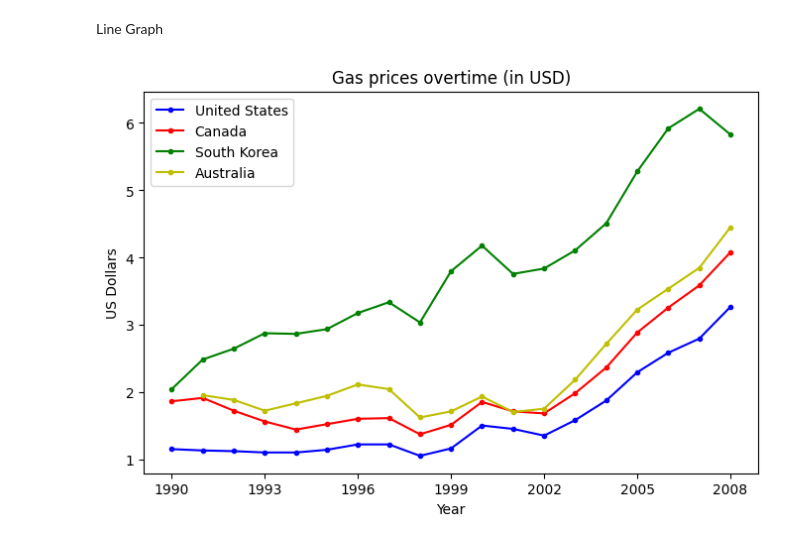
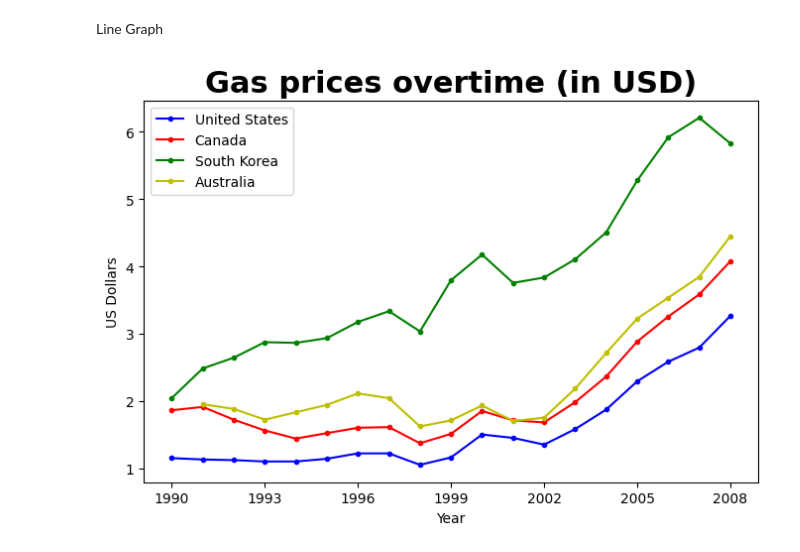
Before and after one commit to billyfrndz/study-case-analysts, a Jupyter notebook: gas_prices.ipynb, the cells around one changed output. Drawn from its saved outputs; the diff is of its cells as text; code cells hidden in the pictures.

Commit message:
added font dict in line graph

```diff
--- a/gas_prices.ipynb
+++ b/gas_prices.ipynb
@@ -11,19 +11,19 @@ Line Graph
 # %%
 gas = pd.read_csv('gas_prices.csv')
 
 plt.figure(figsize=(8,5))
-plt.title('Gas prices overtime (in USD)')
+plt.title('Gas prices overtime (in USD)', fontdict={'fontweight':'bold', 'fontsize':'22'})
 
 plt.plot(gas.Year, gas.USA, 'b.-', label='United States')
 plt.plot(gas.Year, gas.Canada, 'r.-', label='Canada')
 plt.plot(gas.Year, gas['South Korea'], 'g.-', label='South Korea')
 plt.plot(gas.Year, gas.Australia, 'y.-', label='Australia')
 
 plt.xticks(gas.Year[::3]) #skip every 3 years
 plt.xlabel('Year')
 plt.ylabel('US Dollars')
 plt.legend()
 
 plt.show()
 # %% [output]
-[figure, old version]
+[figure, new version]
```
